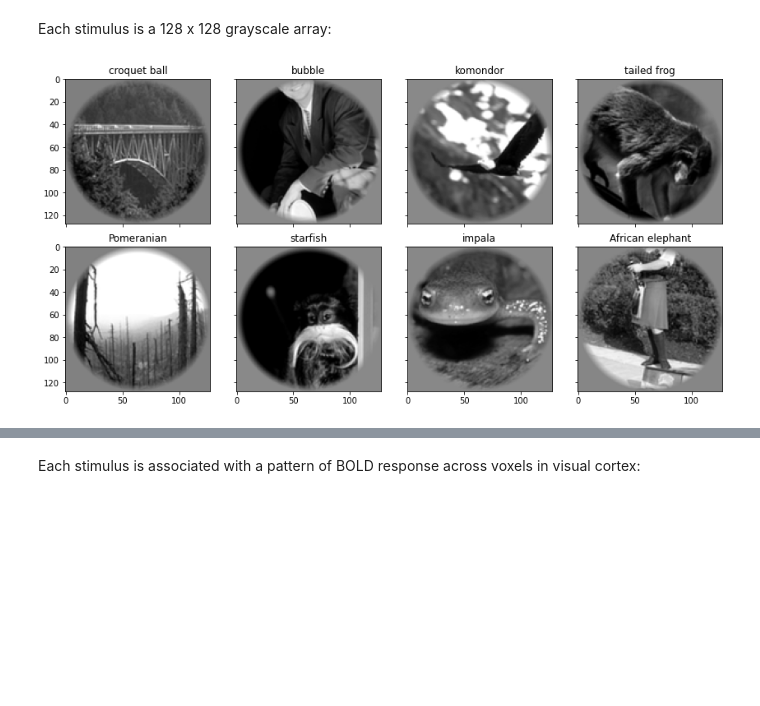
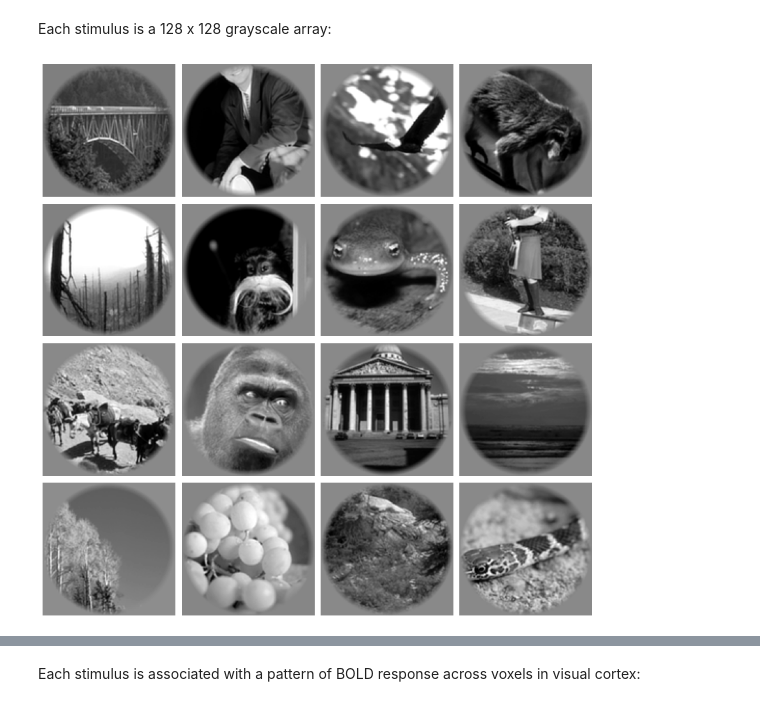
Before and after one commit to lingqiz/STAT-571-DataMining, a Jupyter notebook: Project/load_kay_images.ipynb, the cells around one changed output, grey strips where cells are left out. Saved outputs shown, nothing was run; the diff lists cells and outputs as text; code cells hidden in the pictures; blank space fills up the shorter version.

```diff
--- a/Project/load_kay_images.ipynb
+++ b/Project/load_kay_images.ipynb
@@ -76,10 +76,11 @@ dict(zip(dat["roi_names"], np.bincount(dat["roi"])))
 # %% [markdown]
 Each stimulus is a 128 x 128 grayscale array:
 # %%
-f, axs = plt.subplots(2, 4, figsize=(12, 6), sharex=True, sharey=True)
+f, axs = plt.subplots(4, 4, figsize=(12, 12), sharex=True, sharey=True)
 for ax, im, lbl in zip(axs.flat, dat["stimuli_test"], labels[-1,:]):
-  ax.imshow(im, cmap="gray")
-  ax.set_title(lbl)
+    ax.imshow(im, cmap="gray")
+    ax.set_axis_off()
+
 f.tight_layout()
 # %% [output]
-[figure, old version]
+[figure, new version]
```
Also changed, not shown: parts of 3 cells of this notebook.
